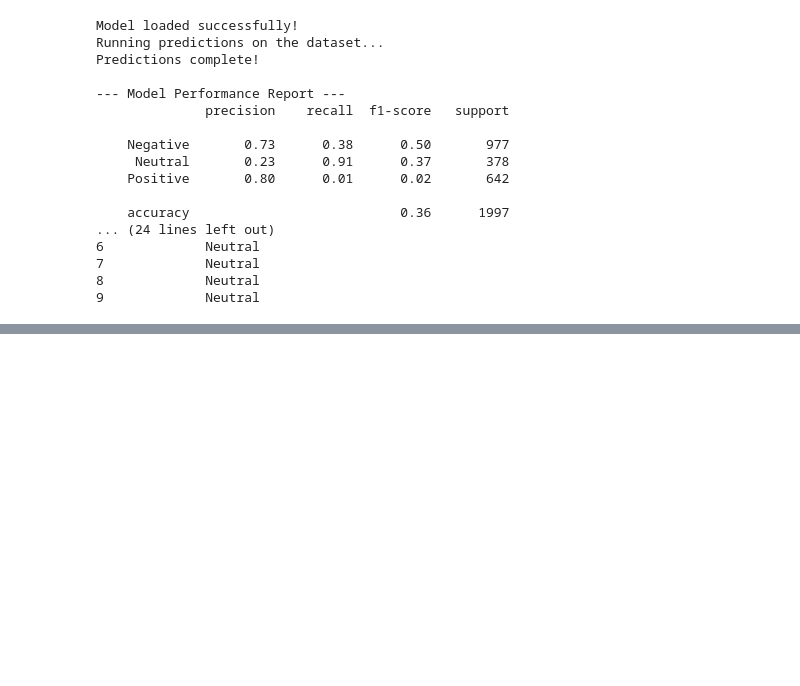
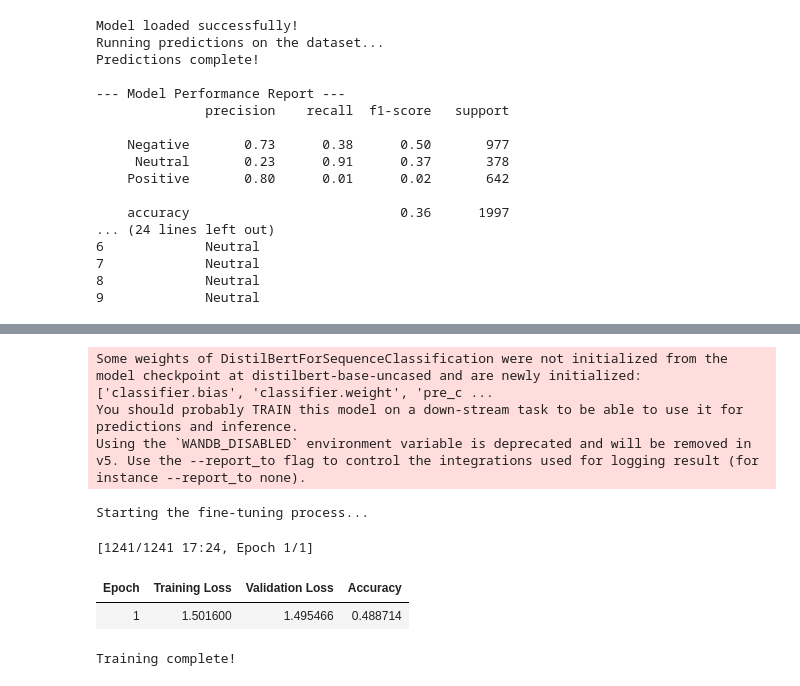
Before and after one commit to Raghuraj-stack/Sentiment-Analysis-of-Comments-through-e-Consultation-Module, a Jupyter notebook: SentimentAnalysis.ipynb, the cells around one changed output, grey strips where cells are left out. Drawn from its saved outputs; the diff is of its cells as text; code cells hidden in the pictures; blank space fills up the shorter version.

```diff
--- a/SentimentAnalysis.ipynb
+++ b/SentimentAnalysis.ipynb
@@ -797,0 +582,57 @@ fatal: not a git repository (or any of the parent directories): .git
+# %%
+
+!pip install evaluate
+
+import numpy as np
+import evaluate
+from transformers import AutoModelForSequenceClassification, TrainingArguments, Trainer
+import os
+
+
+os.environ["WANDB_DISABLED"] = "true"
+
+
+
+model = AutoModelForSequenceClassification.from_pretrained(
+    model_checkpoint,
+    num_labels=len(unique_labels),
+    id2label=id2label,
+    label2id=label2id,
+)
+
+
+training_args = TrainingArguments(
+    output_dir="my_intent_model",
+    learning_rate=2e-5,
+    per_device_train_batch_size=16,
+    per_device_eval_batch_size=16,
+    num_train_epochs=1,
+    weight_decay=0.01,
+    eval_strategy="epoch",
+    save_strategy="epoch",
+    load_best_model_at_end=True,
+)
+
+
+metric = evaluate.load("accuracy")
+
+def compute_metrics(eval_pred):
+    logits, labels = eval_pred
+    predictions = np.argmax(logits, axis=-1)
+    return metric.compute(predictions=predictions, references=labels)
+
+
+trainer = Trainer(
+    model=model,
+    args=training_args,
+    train_dataset=tokenized_train_dataset,
+    eval_dataset=tokenized_test_dataset,
+    tokenizer=tokenizer,
+    compute_metrics=compute_metrics,
+)
+
+
+print("Starting the fine-tuning process...")
+trainer.train()
+print("Training complete!")
+# %% [output]
@@ -797,0 +656,8 @@ fatal: not a git repository (or any of the parent directories): .git
+Some weights of DistilBertForSequenceClassification were not initialized from the model checkpoint at distilbert-base-uncased and are newly initialized: ['classifier.bias', 'classifier.weight', 'pre_c ...
+You should probably TRAIN this model on a down-stream task to be able to use it for predictions and inference.
+Using the `WANDB_DISABLED` environment variable is deprecated and will be removed in v5. Use the --report_to flag to control the integrations used for logging result (for instance --report_to none).
+Starting the fine-tuning process...
+[1241/1241 17:24, Epoch 1/1]
+| Epoch | Training Loss | Validation Loss | Accuracy |
+| 1 | 1.501600 | 1.495466 | 0.488714 |
+Training complete!
```
Also changed, not shown: parts of 33 cells of this notebook.
